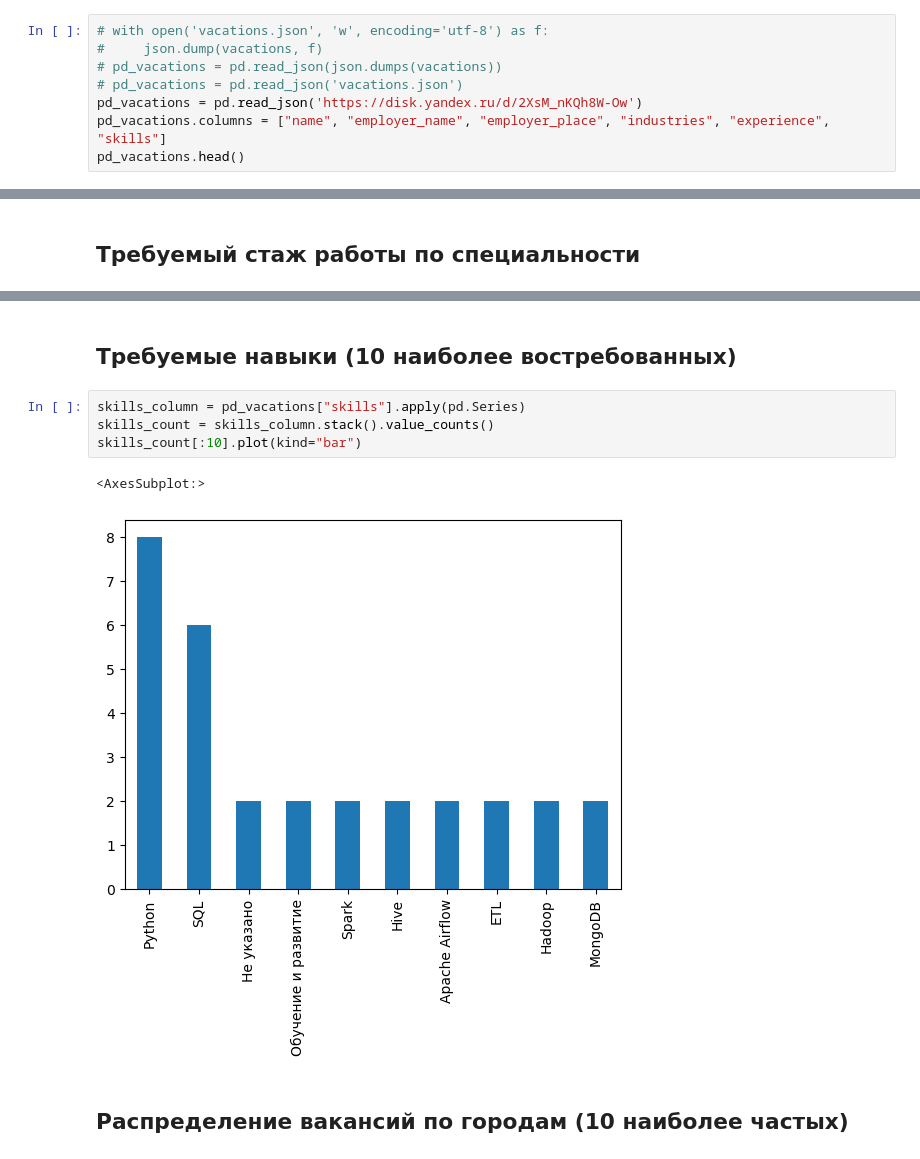
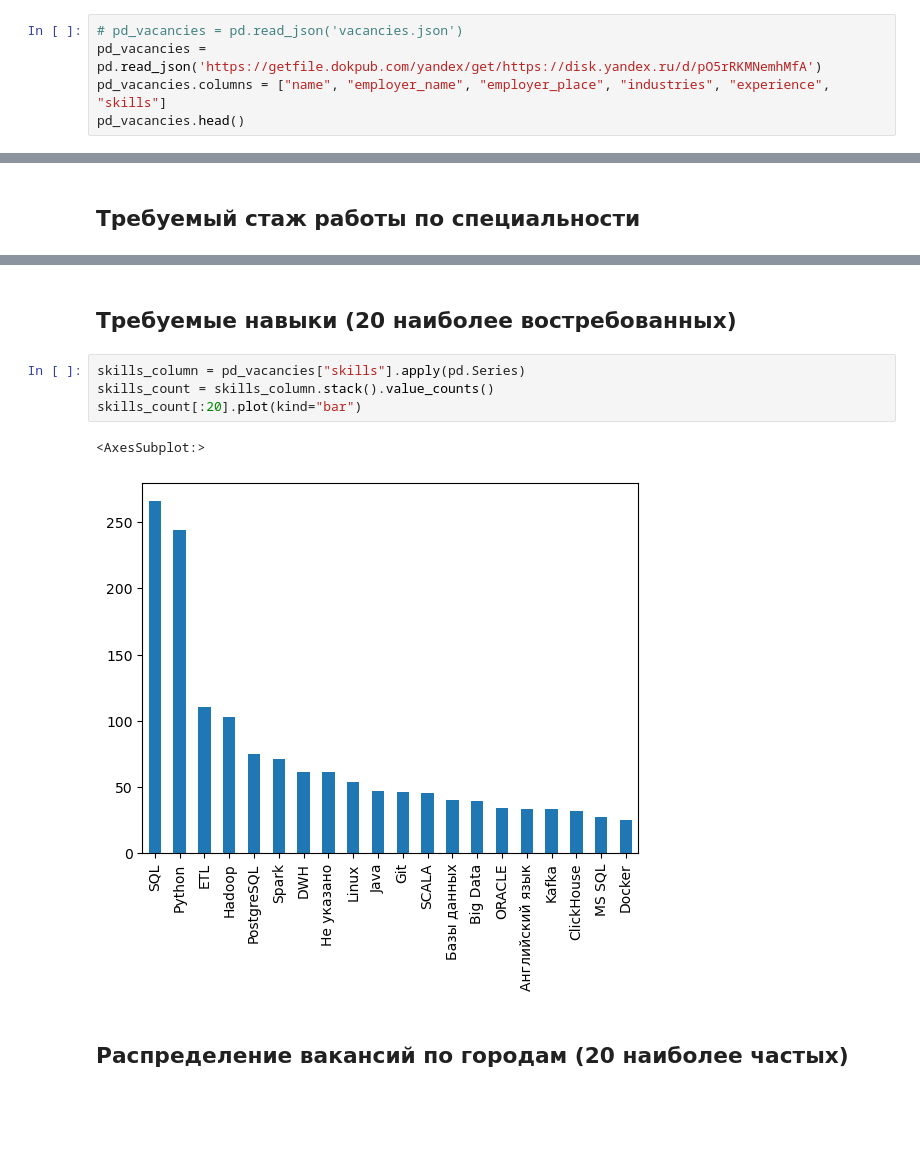
Before and after one commit to bnny28/data_engineer_dz, a Jupyter notebook: notebooks/test.ipynb, the cells around one changed output, grey strips where cells are left out. Drawn from its saved outputs; the diff is of its cells as text; blank space fills up the shorter version.

```diff
--- a/notebooks/test.ipynb
+++ b/notebooks/test.ipynb
@@ -66,9 +78,6 @@ for vacation in data['items']:
 # %%
-# with open('vacations.json', 'w', encoding='utf-8') as f:
-#     json.dump(vacations, f)
-# pd_vacations = pd.read_json(json.dumps(vacations))
-# pd_vacations = pd.read_json('vacations.json')
-pd_vacations = pd.read_json('https://disk.yandex.ru/d/2XsM_nKQh8W-Ow')
-pd_vacations.columns = ["name", "employer_name", "employer_place", "industries", "experience", "skills"]
-pd_vacations.head()
+# pd_vacancies = pd.read_json('vacancies.json')
+pd_vacancies = pd.read_json('https://getfile.dokpub.com/yandex/get/https://disk.yandex.ru/d/pO5rRKMNemhMfA')
+pd_vacancies.columns = ["name", "employer_name", "employer_place", "industries", "experience", "skills"]
+pd_vacancies.head()
 # %% [output]
@@ -92,12 +106,12 @@ experience_count.plot(kind="bar")
 # %% [markdown]
-## Требуемые навыки (10 наиболее востребованных)
+## Требуемые навыки (20 наиболее востребованных)
 # %%
-skills_column = pd_vacations["skills"].apply(pd.Series)
+skills_column = pd_vacancies["skills"].apply(pd.Series)
 skills_count = skills_column.stack().value_counts()
-skills_count[:10].plot(kind="bar")
+skills_count[:20].plot(kind="bar")
 # %% [output]
 <AxesSubplot:>
-[figure, old version]
+[figure, new version]
 # %% [markdown]
-## Распределение вакансий по городам (10 наиболее частых)
+## Распределение вакансий по городам (20 наиболее частых)
 # %%
```
Also changed, not shown: parts of 13 cells of this notebook, 1 other file.
